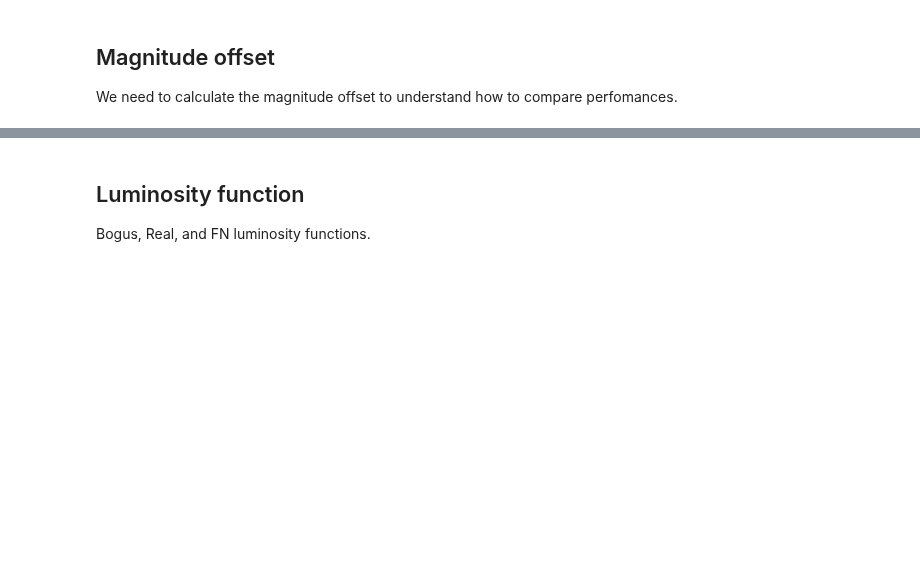
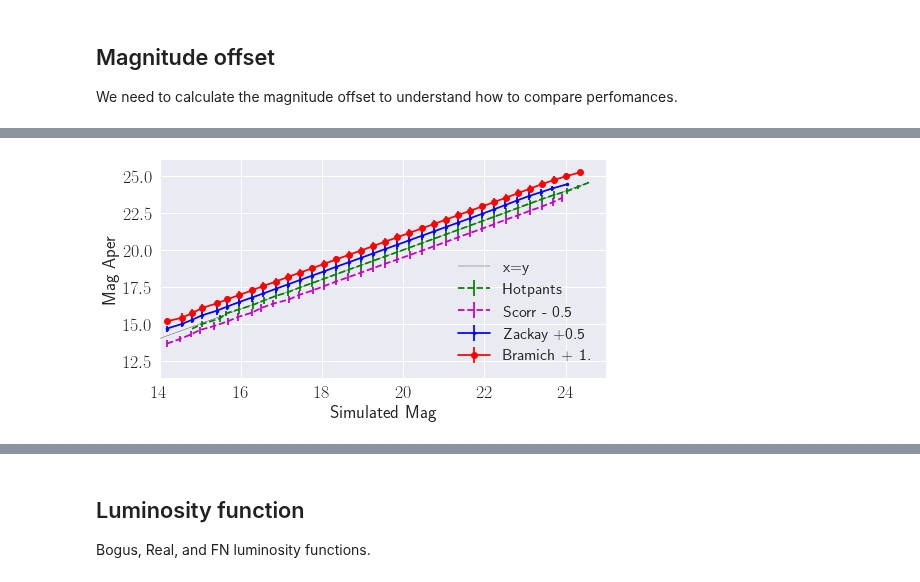
Before and after one commit to BrunoSanchez/RBMLearning, a Jupyter notebook: Plots-Threesome.ipynb, the cells around one changed output, grey strips where cells are left out. Cells and saved outputs as stored; diff of their text form; code cells hidden in the pictures; blank space fills up the shorter version.

```diff
--- a/Plots-Threesome.ipynb
+++ b/Plots-Threesome.ipynb
@@ -310,6 +400,7 @@ print 'Mean magniutde difference for Hotpans is {}'.format(detections.MAG_OFFSET
 dt_ois['mag'] = dt_ois['MAG_ISO'] + detections.MAG_OFFSET_ois.mean()
 dt_zps['mag'] = dt_zps['MAG_ISO'] + detections.MAG_OFFSET_zps.mean()
 dt_hot['mag'] = dt_hot['MAG_ISO'] + detections.MAG_OFFSET.mean()
+dt_sps['mag'] = -2.5*np.log10(dt_sps['cflux']) + detections.MAG_OFFSET_sps.mean()
 # %%
 def binning(data, bins, return_center_bins=False):
     mean = np.zeros_like(bins[:-1])
@@ -338,31 +431,34 @@ print np.max(m), np.min(m), np.mean(m), 3*np.std(m)
 # %%
 plt.figure(figsize=(8,4))
 bins = np.arange(14, 25, .3)
 
-mean_sim, stdv_sim, _ = binning(detections['sim_mag'], bins=bins)
-mean_det, stdv_det, sqrtn = binning(detections['MAG_ISO'] +
-                                    detections.MAG_OFFSET.mean(), bins=bins)
+mean_sim, stdv_sim, _ = binning(dt_hot['sim_mag'], bins=bins)
+mean_det, stdv_det, sqrtn = binning(dt_hot['mag'], bins=bins)
 plt.errorbar(mean_sim, mean_det, yerr=3.*stdv_det, fmt='g--', label='Hotpants')
 
-mean_sim, stdv_sim, _ = binning(detections['sim_mag_zps'], bins=bins)
-mean_det, stdv_det, sqrtn = binning(detections['MAG_ISO_zps'] +
-                                    detections.MAG_OFFSET_zps.mean(), bins=bins)
+mean_sim, stdv_sim, _ = binning(dt_sps['sim_mag'], bins=bins)
+mean_det, stdv_det, sqrtn = binning(dt_sps['mag'], bins=bins)
+plt.errorbar(mean_sim, mean_det-0.5, yerr=3.*stdv_det, fmt='m--', label='Scorr - 0.5')
+
+mean_sim, stdv_sim, _ = binning(dt_zps['sim_mag'], bins=bins)
+mean_det, stdv_det, sqrtn = binning(dt_zps['mag'], bins=bins)
 plt.errorbar(mean_sim, mean_det+0.5, yerr=3.*stdv_det, fmt='b.-', label='Zackay +0.5')
 
-mean_sim, stdv_sim, _ = binning(detections['sim_mag_ois'], bins=bins)
-mean_det, stdv_det, sqrtn = binning(detections['MAG_ISO_ois'] +
-                                    detections.MAG_OFFSET_ois.mean(), bins=bins)
+mean_sim, stdv_sim, _ = binning(dt_ois['sim_mag'], bins=bins)
+mean_det, stdv_det, sqrtn = binning(dt_ois['mag'], bins=bins)
 plt.errorbar(mean_sim, mean_det+1., yerr=3.*stdv_det, fmt='ro-', label='Bramich + 1.')
 
 plt.plot(np.arange(12, 25, 0.5), np.arange(12, 25, 0.5), color='k', label='x=y', linewidth=0.3)
 
 plt.tick_params(labelsize=18)
 plt.ylabel('Mag Aper', fontsize=18)
 plt.xlabel('Simulated Mag', fontsize=18)
 #plt.title('Simulated Mag vs Detected Aperture Mag', fontsize=14)
 plt.legend(loc='best', fontsize=16)
 
 plt.xlim(14, 25)
-plt.ylim(14, 25)
+#plt.ylim(14, 25)
 plt.savefig(os.path.join(plot_dir, 'corrected_aper_vs_simulated_mag.png'), format='png', dpi=900)
+# %% [output]
+[figure, added]
 # %%
```
Also changed, not shown: parts of 25 cells of this notebook, 8 other files.
